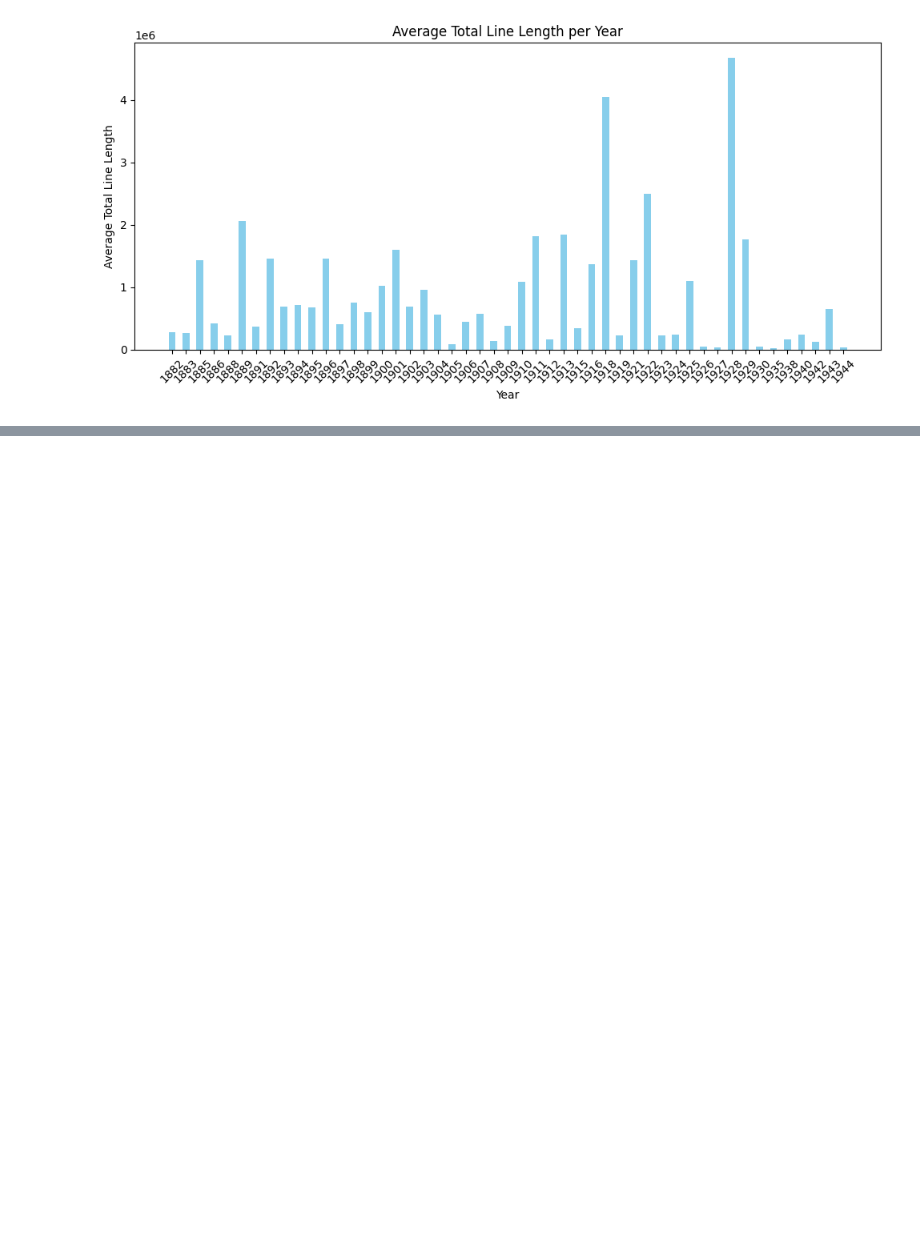
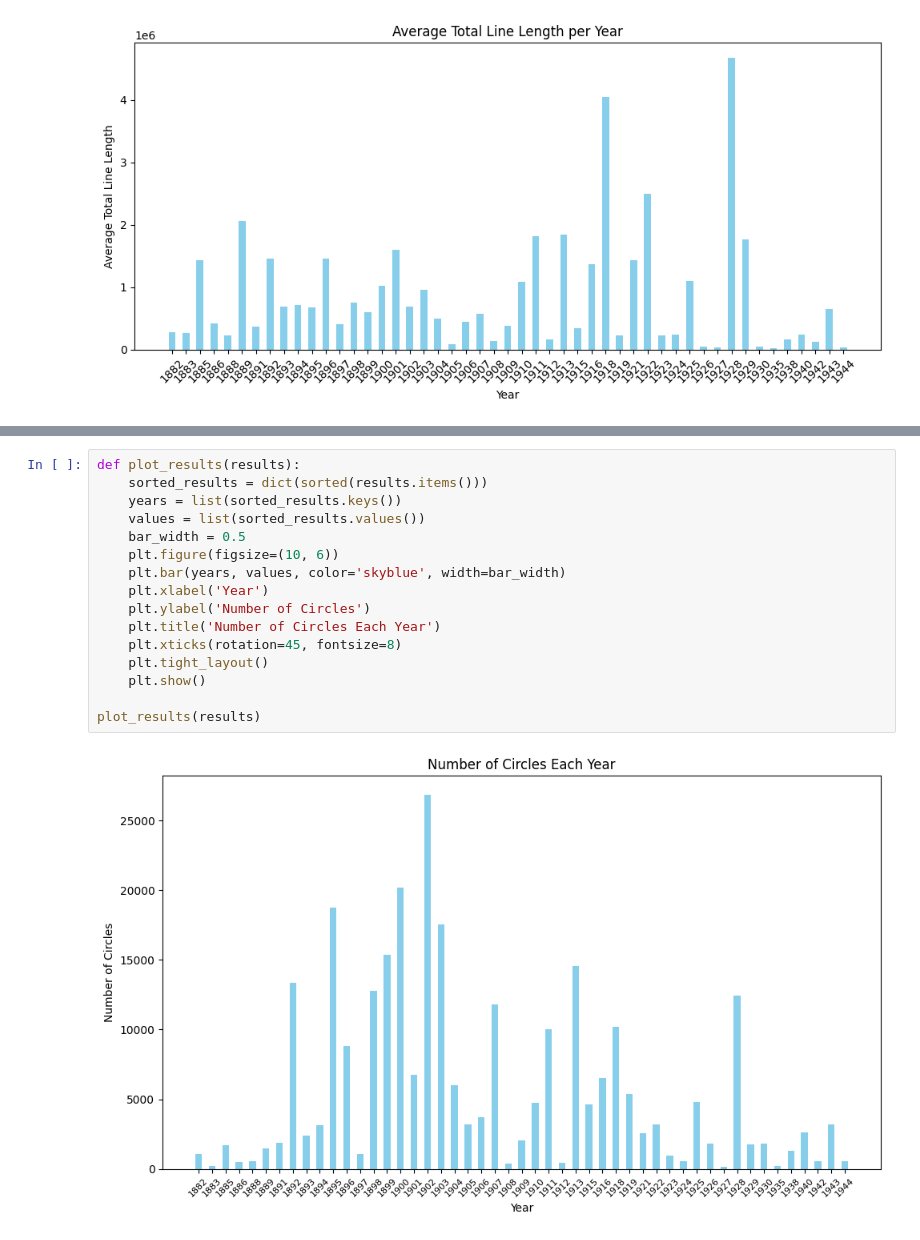
Before and after one commit to pryanik/i3_shades_of_mind, a Jupyter notebook: edges_analysis_munch.ipynb, the cells around one changed output, grey strips where cells are left out. Saved outputs shown, nothing was run; the diff lists cells and outputs as text; blank space fills up the shorter version.

```diff
--- a/edges_analysis_munch.ipynb
+++ b/edges_analysis_munch.ipynb
@@ -247,0 +335,18 @@ plot_results(res)
+# %%
+def plot_results(results):
+    sorted_results = dict(sorted(results.items()))
+    years = list(sorted_results.keys())
+    values = list(sorted_results.values())
+    bar_width = 0.5
+    plt.figure(figsize=(10, 6))
+    plt.bar(years, values, color='skyblue', width=bar_width)
+    plt.xlabel('Year')
+    plt.ylabel('Number of Circles')
+    plt.title('Number of Circles Each Year')
+    plt.xticks(rotation=45, fontsize=8)
+    plt.tight_layout()
+    plt.show()
+
+plot_results(results)
+# %% [output]
+[figure, added]
```
Also changed, not shown: parts of 7 cells of this notebook.
